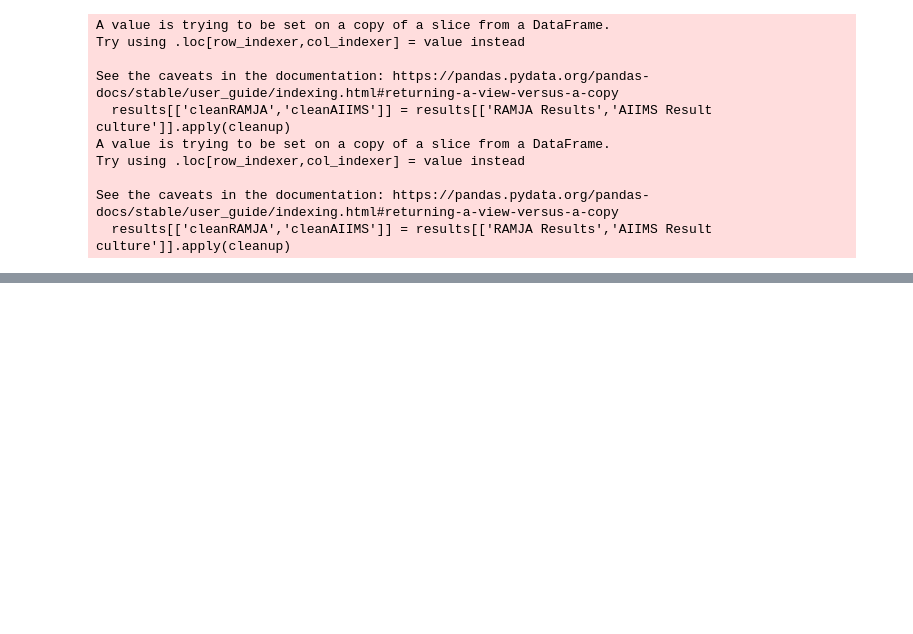
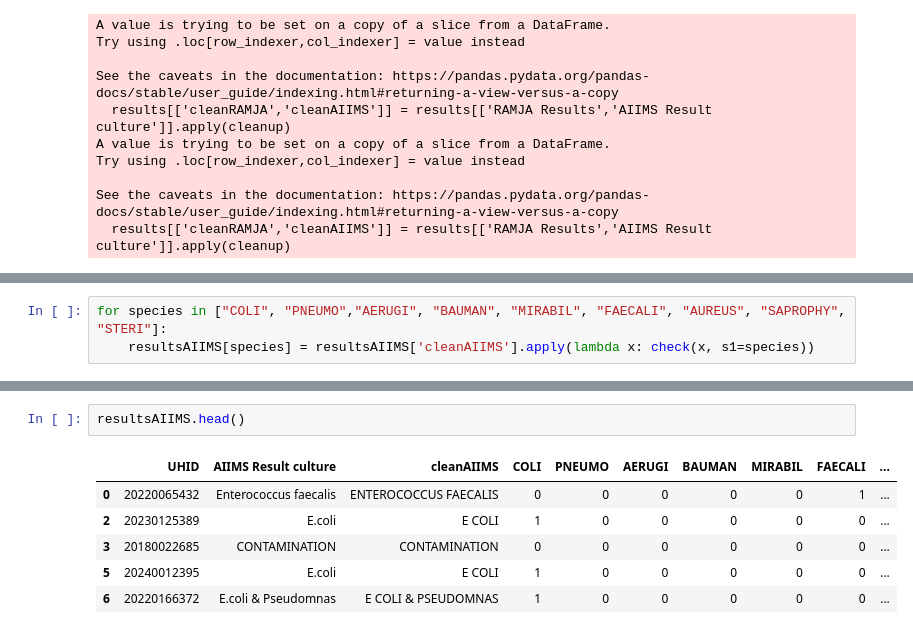
Before and after one commit to neeliit/DiagnosticsPy, a Jupyter notebook: datacleaning.ipynb, the cells around one changed output, grey strips where cells are left out. Drawn from its saved outputs; the diff is of its cells as text; blank space fills up the shorter version.

```diff
--- a/datacleaning.ipynb
+++ b/datacleaning.ipynb
@@ -104,0 +142,3 @@ See the caveats in the documentation: https://pandas.pydata.org/pandas-docs/stab
+# %%
+for species in ["COLI", "PNEUMO","AERUGI", "BAUMAN", "MIRABIL", "FAECALI", "AUREUS", "SAPROPHY", "STERI"]:
+    resultsAIIMS[species] = resultsAIIMS['cleanAIIMS'].apply(lambda x: check(x, s1=species))
@@ -104,0 +172,9 @@ See the caveats in the documentation: https://pandas.pydata.org/pandas-docs/stab
+# %%
+resultsAIIMS.head()
+# %% [output]
+|  | UHID | AIIMS Result culture | cleanAIIMS | COLI | PNEUMO | AERUGI | BAUMAN | MIRABIL | FAECALI | ... |
+| 0 | 20220065432 | Enterococcus faecalis | ENTEROCOCCUS FAECALIS | 0 | 0 | 0 | 0 | 0 | 1 | ... |
+| 2 | 20230125389 | E.coli | E COLI | 1 | 0 | 0 | 0 | 0 | 0 | ... |
+| 3 | 20180022685 | CONTAMINATION | CONTAMINATION | 0 | 0 | 0 | 0 | 0 | 0 | ... |
+| 5 | 20240012395 | E.coli | E COLI | 1 | 0 | 0 | 0 | 0 | 0 | ... |
+| 6 | 20220166372 | E.coli & Pseudomnas | E COLI & PSEUDOMNAS | 1 | 0 | 0 | 0 | 0 | 0 | ... |
```
Also changed, not shown: parts of 28 cells of this notebook, 1 other file.
